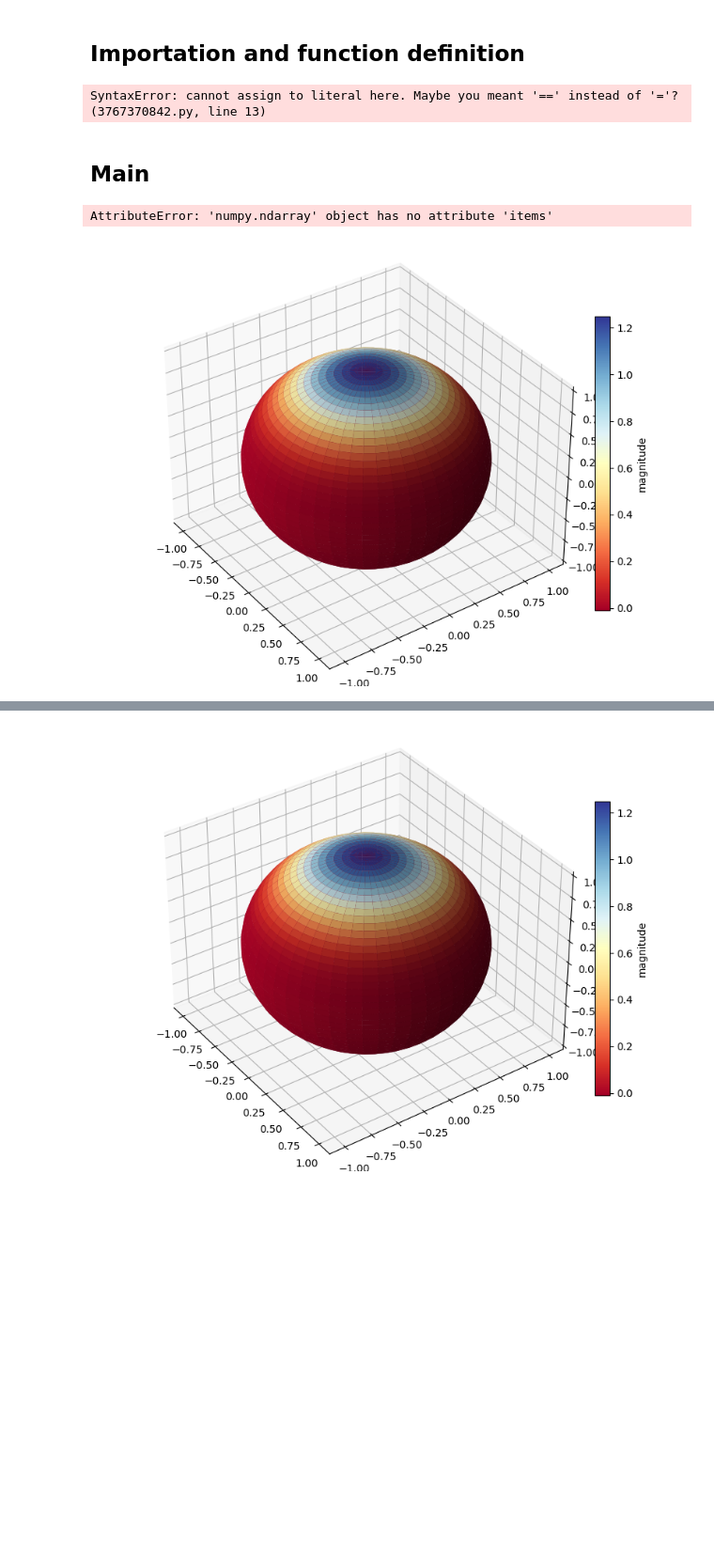
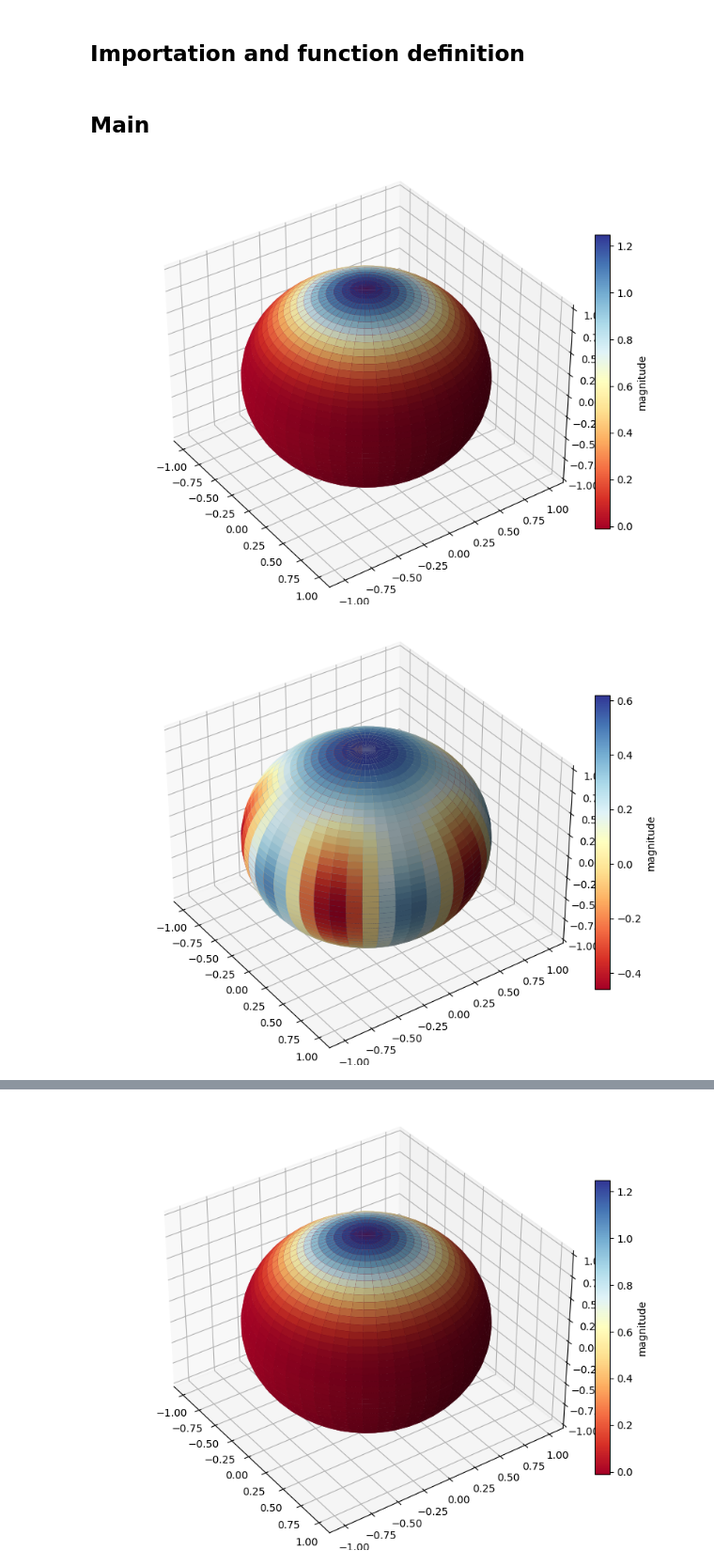
Before and after one commit to lspecwave/MATLAB-atomic-calculation, a Jupyter notebook: IPYNB/wigner_plot.ipynb, the cells around one changed output, grey strips where cells are left out. Shown at 94% size. Drawn from its saved outputs; the diff is of its cells as text; code cells hidden in the pictures; blank space fills up the shorter version.

```diff
--- a/IPYNB/wigner_plot.ipynb
+++ b/IPYNB/wigner_plot.ipynb
@@ -13,46 +13,44 @@ def wigner_plot(rho,split,saveString):
     P_matrix=wigner_function[0];theta_matrix=wigner_function[1];phi_matrix=wigner_function[2];
     qt.plot_spin_distribution_3d(P_matrix,theta_matrix,phi_matrix,figsize=(8,6));
 
-    mdic={'a'=P_matrix,label='test'}
+    mdic={"a":P_matrix,"label":'test'}
     savemat(saveString,mdic)
     return 0
 
 sigmax=qt.spin_Jx(5/2);
 sigmay=qt.spin_Jy(5/2);
 sigmaz=qt.spin_Jz(5/2);
-# %% [output]
-SyntaxError: cannot assign to literal here. Maybe you meant '==' instead of '='? (3767370842.py, line 13)
 # %% [markdown]
 ## Main
 # %%
 initial_state=np.array([1,0,0,0,0,0]);
 initial_state=qt.Qobj(initial_state);
 initial_rho=initial_state*qt.dag(initial_state);
 
 split=50;
 
 cat_state=qt.mesolve(sigmax+sigmax**2,initial_rho,[0,np.pi/2]);
 cat_rho=cat_state.states[1]
 
 precess_state=qt.mesolve(sigmaz,cat_rho,[0,np.pi/2*0.1]);
 precess_rho=precess_state.states[1];
 
 detection_state=qt.mesolve(sigmax+sigmax**2,precess_rho,[0,3*np.pi/2]);
 detection_rho=detection_state.states[1]
 
 %matplotlib ipympl
 
 
 wigner_plot(initial_rho,split,'initial.mat');
 
 
-wigner_plot(cat_rho,split,'/cat.mat');
+wigner_plot(cat_rho,split,'cat.mat');
 
 
-wigner_plot(precess_rho,split,'/precess_cat.mat');
+wigner_plot(precess_rho,split,'precess_cat.mat');
 
 
-wigner_plot(detection_rho,split,'/detect_cat.mat');
+wigner_plot(detection_rho,split,'detect_cat.mat');
 # %% [output]
-AttributeError: 'numpy.ndarray' object has no attribute 'items'
 [figure]
+[figure, added]
```
Also changed, not shown: parts of 1 cell of this notebook.
